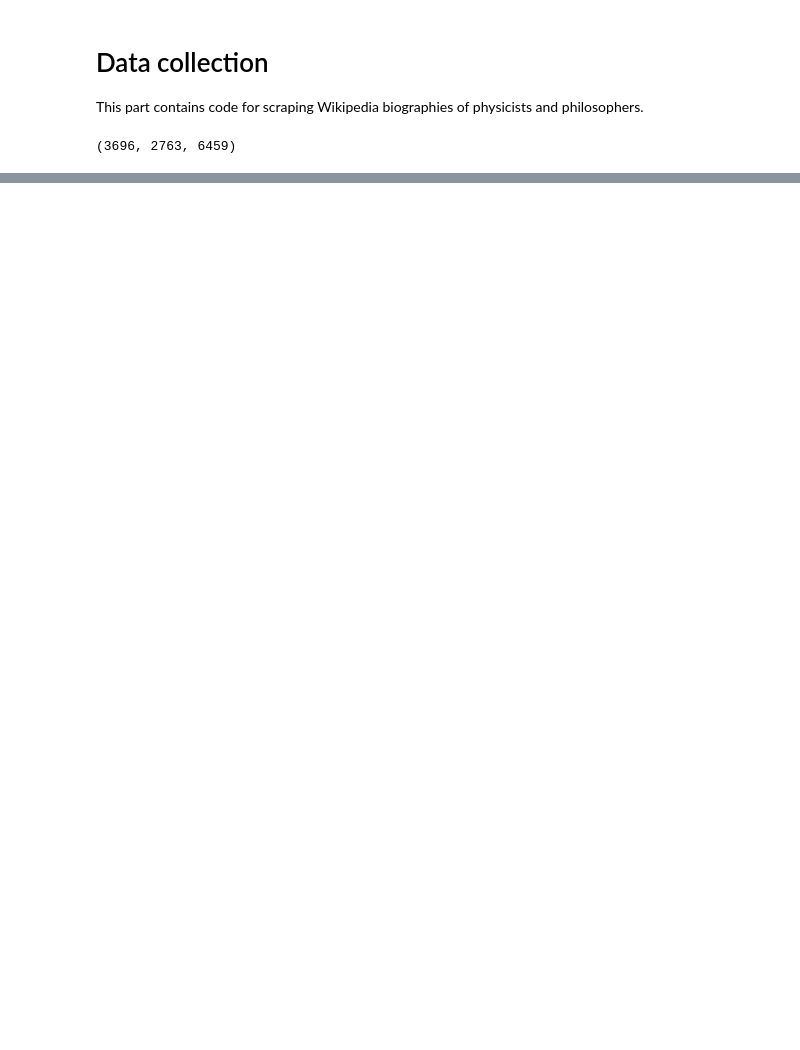
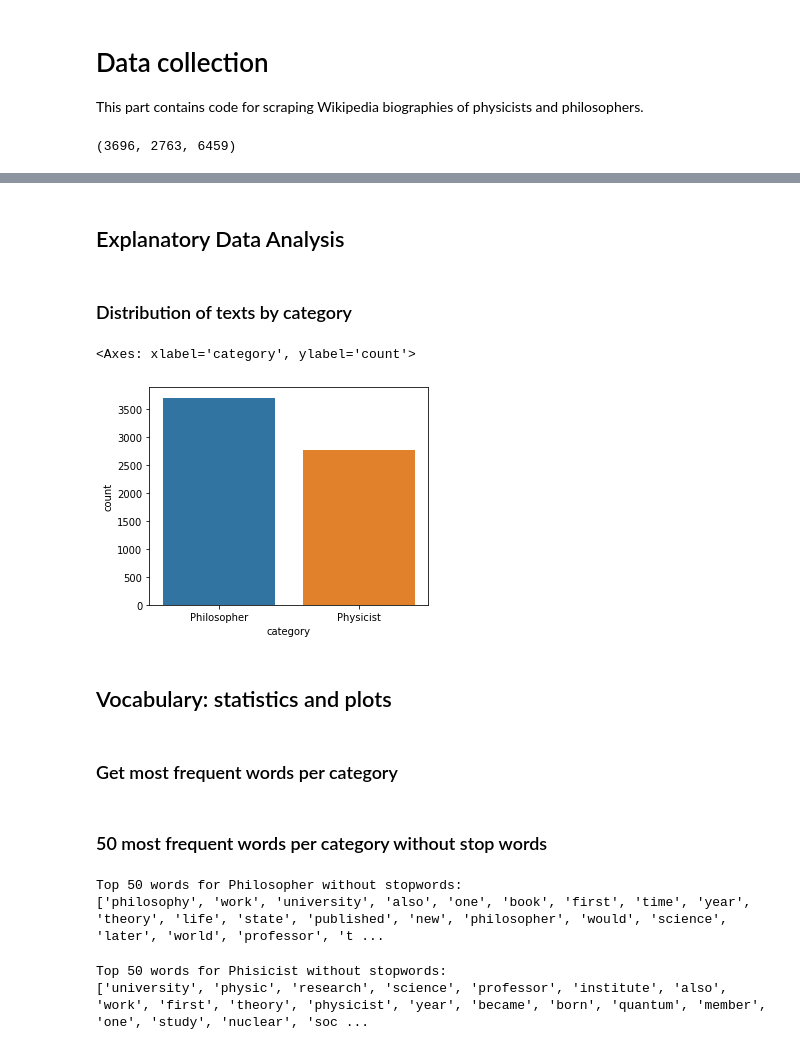
Before and after one commit to AnnaTokareff/data-science-project, a Jupyter notebook: part_1.ipynb, the cells around one changed output, grey strips where cells are left out. Drawn from its saved outputs; the diff is of its cells as text; code cells hidden in the pictures; blank space fills up the shorter version.

Commit message:
Combine data analysis into part_1.ipynb

```diff
--- a/part_1.ipynb
+++ b/part_1.ipynb
@@ -158,0 +219,6 @@ len(philo_texts), len(physi_texts), len(df)
+# %%
+nltk.download('punkt')
+nltk.download('stopwords')
+nltk.download('wordnet')
+nltk.download('omw-1.4')
+stop_w = set(stopwords.words('english')) # define the stop words
@@ -158,0 +233,28 @@ len(philo_texts), len(physi_texts), len(df)
+# %%
+def preprocess(text, remove_stop_words=True):
+
+    """
+    removes non-ASCII chars, performs tokenization, lowercases the tokens,
+    delete stopwords, punctuation and non-alphabetical characters,
+    converts tokens to normal form
+
+    """
+    text =  ''.join(filter(lambda x: x in string.printable, text)) # remove non-ASCII chars
+
+    tokens = word_tokenize(text) # tokenization
+    tokens = [token.lower() for token in tokens] # lowercase
+    tokens = [token for token in tokens if token not in string.punctuation] # remove punctuation
+    tokens = [token for token in tokens if token.isalpha()] # remove non-alphabetical characters
+
+    if remove_stop_words:
+        tokens = [token for token in tokens if token not in stop_w] # remove stopwords
+
+    lemmatizer = WordNetLemmatizer()
+    tokens = [lemmatizer.lemmatize(token) for token in tokens] # convert to normal form
+
+    return tokens
+# %%
+df["tokens_without_sw"] = df["text"].apply(lambda x: preprocess(x))
+df["tokens_sw"] = df["text"].apply(lambda x: preprocess(x, remove_stop_words=False))
+df["sentences"] = df["text"].apply(lambda x: sent_tokenize(x))
+df["sentences_tokens"] = df["sentences"].apply(lambda x: [preprocess(sent, remove_stop_words=True) for sent in x])
@@ -158,0 +270,16 @@ len(philo_texts), len(physi_texts), len(df)
+# %% [markdown]
+## Explanatory Data Analysis
+# %% [markdown]
+### Distribution of texts by category
+# %%
+plt.figure(figsize=(5,4))
+
+x= df.category.value_counts()
+sns.countplot(x= "category",data=df)
+# %% [output]
+<Axes: xlabel='category', ylabel='count'>
+[figure, added]
+# %% [markdown]
+## Vocabulary: statistics and plots
+# %% [markdown]
+### Get most frequent words per category
@@ -158,0 +319,14 @@ len(philo_texts), len(physi_texts), len(df)
+# %% [markdown]
+### 50 most frequent words per category without stop words
+# %%
+print(f"Top 50 words for Philosopher without stopwords:")
+print(list(top_words_phil.keys()))
+# %% [output]
+Top 50 words for Philosopher without stopwords:
+['philosophy', 'work', 'university', 'also', 'one', 'book', 'first', 'time', 'year', 'theory', 'life', 'state', 'published', 'new', 'philosopher', 'would', 'science', 'later', 'world', 'professor', 't ...
+# %%
+print(f"Top 50 words for Phisicist without stopwords:")
+print(list(top_words_phys.keys()))
+# %% [output]
+Top 50 words for Phisicist without stopwords:
+['university', 'physic', 'research', 'science', 'professor', 'institute', 'also', 'work', 'first', 'theory', 'physicist', 'year', 'became', 'born', 'quantum', 'member', 'one', 'study', 'nuclear', 'soc ...
```
Also changed, not shown: parts of 38 cells of this notebook, 1 other file.
